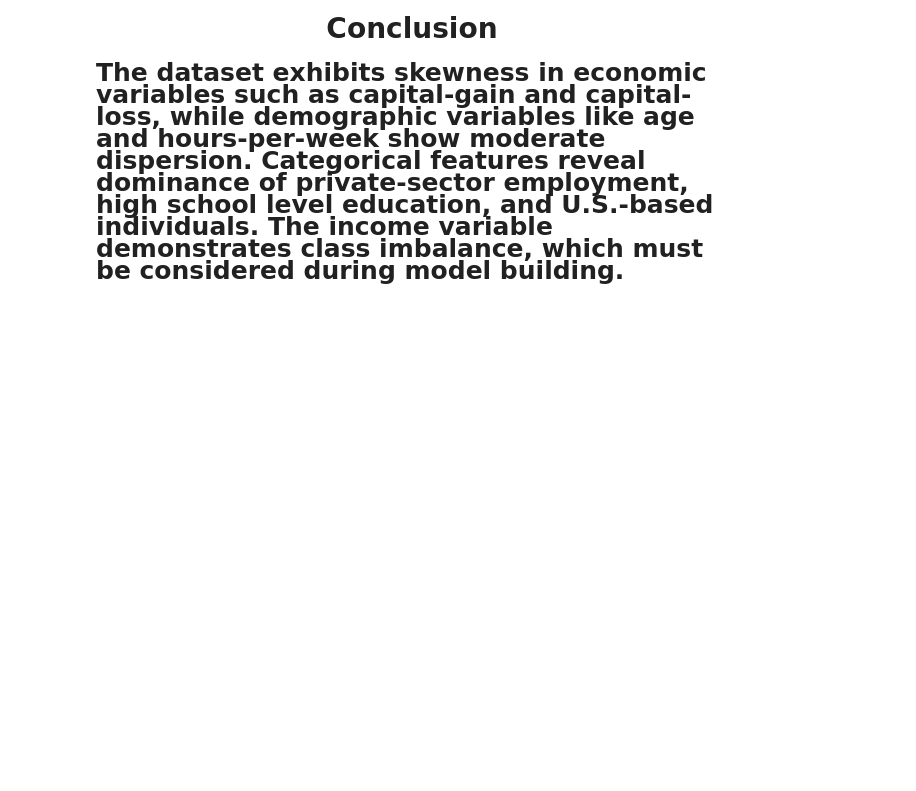
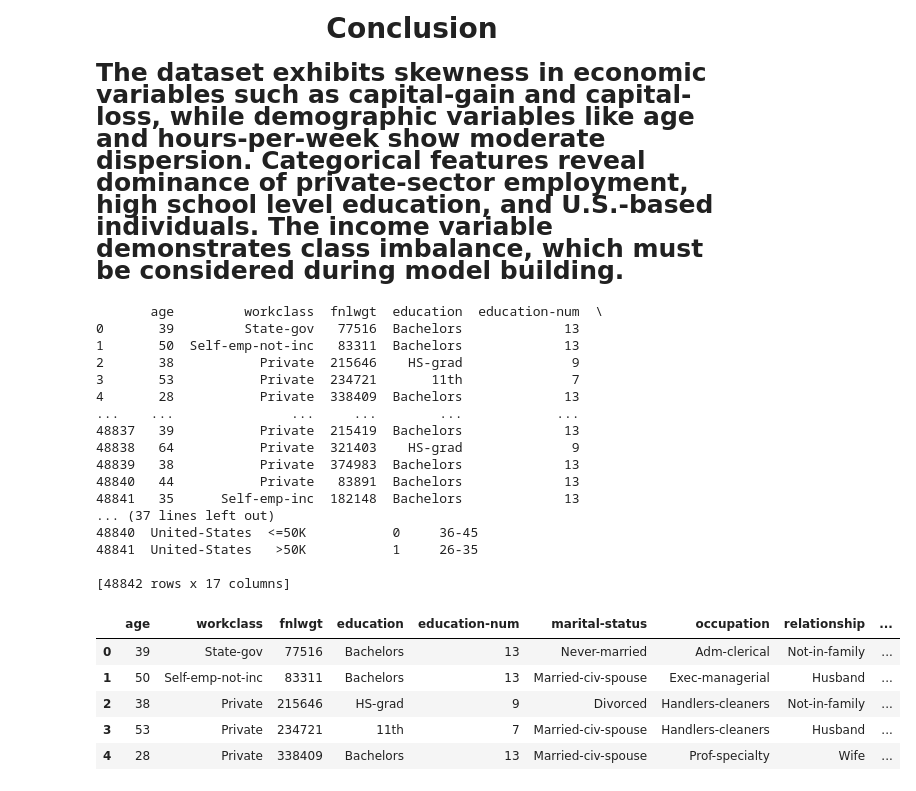
Before and after one commit to Akhila350/Team2_ML_Assignment_Jan2026, a Jupyter notebook: Task6/ML_TASK6_Team2.ipynb, the cells around one changed output. Saved outputs shown, nothing was run; the diff lists cells and outputs as text; code cells hidden in the pictures; blank space fills up the shorter version.

```diff
--- a/Task6/ML_TASK6_Team2.ipynb
+++ b/Task6/ML_TASK6_Team2.ipynb
@@ -54,11 +114,11 @@ pd.set_option('display.float_format', lambda x: '%.2f' % x)
 # %%
 
 # Load the cleaned dataset
-df_cleaned = pd.read_csv('/Users/akhilamaheedhara/Desktop/cleaned_adult.csv')
+df_train_test = pd.read_csv('/Users/akhilamaheedhara/Desktop/cleaned_adult.csv')
 
 # Quick check
-df_cleaned.head()
-df_cleaned.info()
+df_train_test.head()
+df_train_test.info()
 # %% [output]
 <class 'pandas.core.frame.DataFrame'>
 RangeIndex: 48842 entries, 0 to 48841
@@ -90,6 +150,13 @@ memory usage: 6.0+ MB
 # %%
 num_cols = ['age', 'fnlwgt', 'education-num',
             'capital-gain', 'capital-loss', 'hours-per-week','income_num']
+# %%
+df_train_test['age_group'] = pd.cut(
+    df_train_test['age'],
+    bins=[17, 25, 35, 45, 55, 65, 90],
+    labels=['18-25','26-35','36-45','46-55','56-65','65+'],
+    include_lowest=True
+)
 # %%
 import matplotlib.pyplot as plt
 
@@ -421,3 +488,31 @@ plt.show()
 <p style="font-family: Cambria;text-align: center;font-size: 28px;"><b> Conclusion
 # %% [markdown]
 <p style="font-family: Cambria; font-size: 25px;"><b> The dataset exhibits skewness in economic variables such as capital-gain and capital-loss, while demographic variables like age and hours-per-week show moderate dispersion. Categorical features reveal dominance of private-sector employment, high school level education, and U.S.-based individuals. The income variable demonstrates class imbalance, which must be considered during model building.
+# %%
+print (df_train_test)
+
+df_train_test.head()
+# %% [output]
+       age         workclass  fnlwgt  education  education-num  \
+0       39         State-gov   77516  Bachelors             13
+1       50  Self-emp-not-inc   83311  Bachelors             13
+2       38           Private  215646    HS-grad              9
+3       53           Private  234721       11th              7
+4       28           Private  338409  Bachelors             13
+...    ...               ...     ...        ...            ...
+48837   39           Private  215419  Bachelors             13
+48838   64           Private  321403    HS-grad              9
+48839   38           Private  374983  Bachelors             13
+48840   44           Private   83891  Bachelors             13
+48841   35      Self-emp-inc  182148  Bachelors             13
+... (37 lines left out)
+48840  United-States  <=50K           0     36-45
+48841  United-States   >50K           1     26-35
+
+[48842 rows x 17 columns]
+|  | age | workclass | fnlwgt | education | education-num | marital-status | occupation | relationship | ... |
+| 0 | 39 | State-gov | 77516 | Bachelors | 13 | Never-married | Adm-clerical | Not-in-family | ... |
+| 1 | 50 | Self-emp-not-inc | 83311 | Bachelors | 13 | Married-civ-spouse | Exec-managerial | Husband | ... |
+| 2 | 38 | Private | 215646 | HS-grad | 9 | Divorced | Handlers-cleaners | Not-in-family | ... |
+| 3 | 53 | Private | 234721 | 11th | 7 | Married-civ-spouse | Handlers-cleaners | Husband | ... |
+| 4 | 28 | Private | 338409 | Bachelors | 13 | Married-civ-spouse | Prof-specialty | Wife | ... |
```
Also changed, not shown: parts of 6 cells of this notebook, 2 other files.
